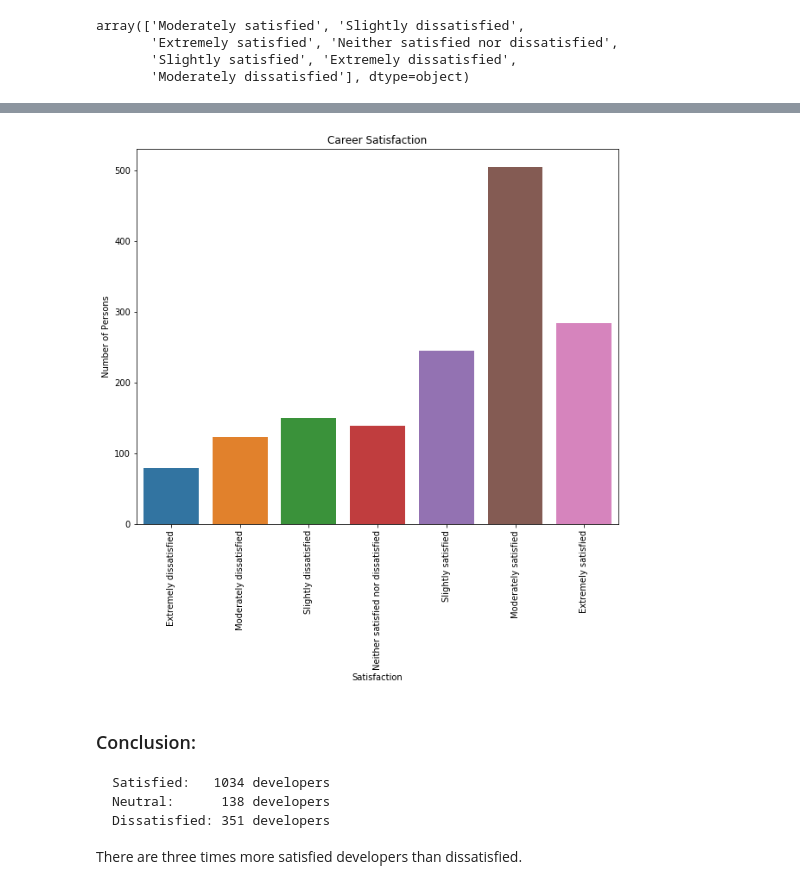
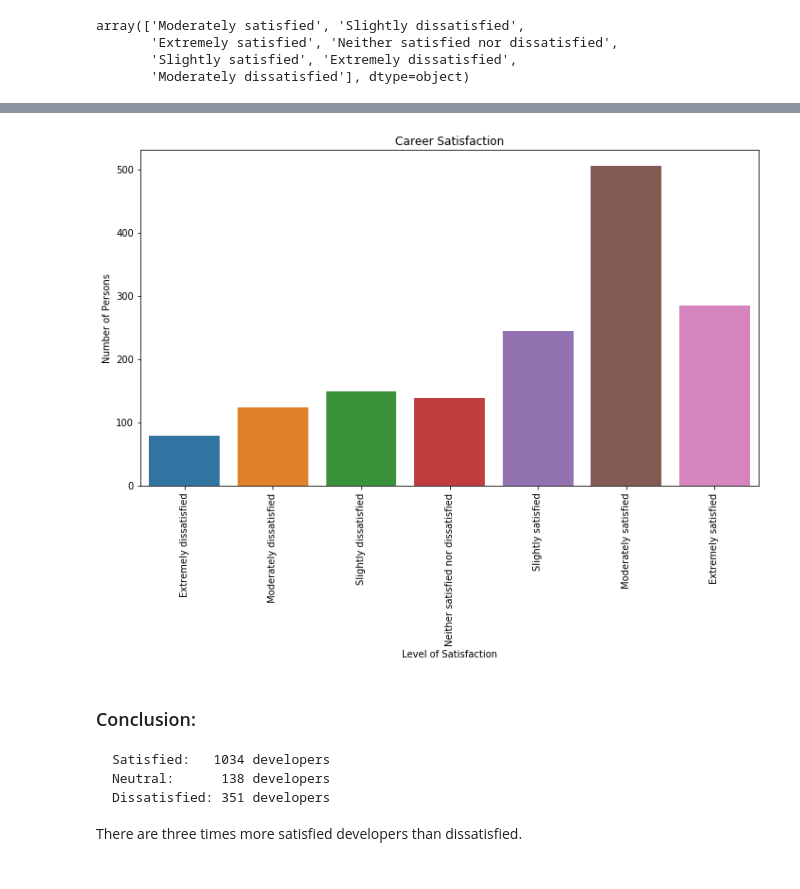
Before and after one commit to teglasi/DSND, a Jupyter notebook: Projects/1_Introduction_to_Data_Science/Stack_Overflow_2018.ipynb, the cells around one changed output, grey strips where cells are left out. Drawn from its saved outputs; the diff is of its cells as text; code cells hidden in the pictures.

```diff
--- a/Projects/1_Introduction_to_Data_Science/Stack_Overflow_2018.ipynb
+++ b/Projects/1_Introduction_to_Data_Science/Stack_Overflow_2018.ipynb
@@ -349,13 +352,15 @@ changersSat
 # %%
 fig, ax1 = plt.subplots(figsize=(10,8))
 g1 = sns.barplot(x='labels', y='count', order=orderedLabesSat, ax=ax1, data=changersSat)
 g1.set_title('Career Satisfaction')
-g1.set_xlabel('Satisfaction')
+g1.set_xlabel('Level of Satisfaction')
 g1.set_ylabel('Number of Persons')
 g1.xaxis.set_ticklabels(orderedLabesSat, rotation=90)
+fig.tight_layout()
+fig.savefig('changerssat.png')
 plt.show()
 # %% [output]
-[figure, old version]
+[figure, new version]
 # %% [markdown]
 ### Conclusion:
 
```
Also changed, not shown: parts of 5 cells of this notebook.
